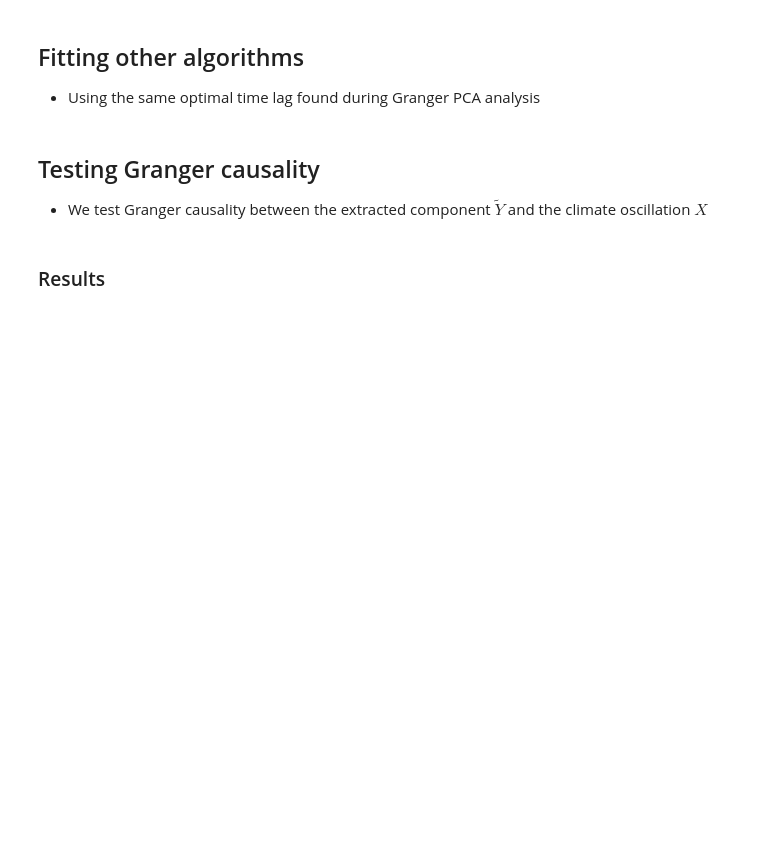
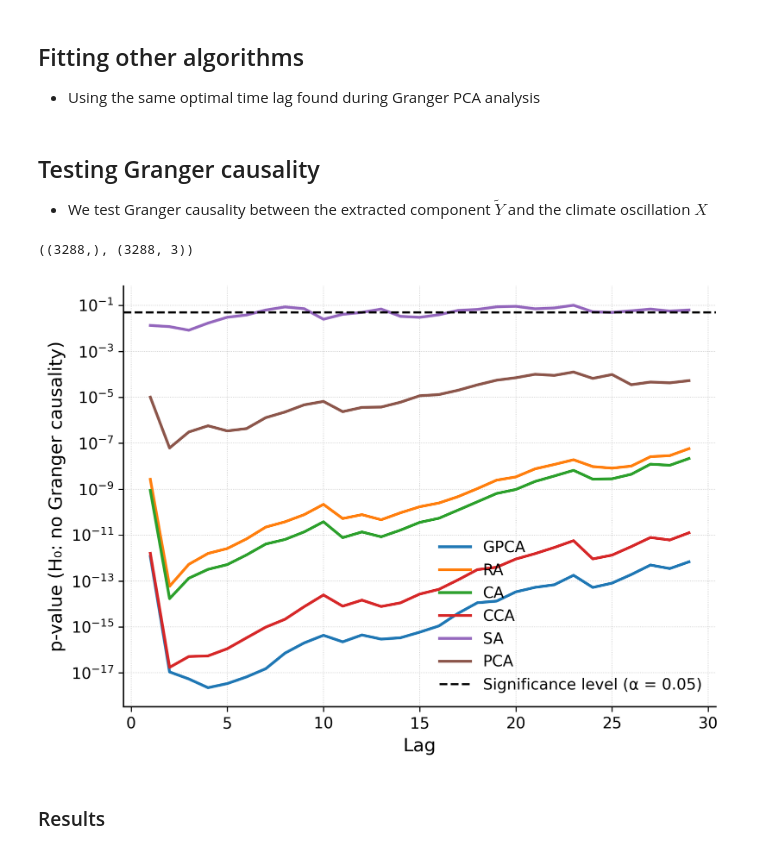
Before and after one commit to homerdurand/Granger-PCA-Teleconnections, a Jupyter notebook: teleconnection_precipitations.ipynb, the cells around one changed output. Saved outputs shown, nothing was run; the diff lists cells and outputs as text; code cells hidden in the pictures; blank space fills up the shorter version.

```diff
--- a/teleconnection_precipitations.ipynb
+++ b/teleconnection_precipitations.ipynb
@@ -137,6 +232,75 @@ cp_test_sa = sa.transform(anomalies_test)
 # %%
-results_gpca = test_granger_causality(oscillation_test[:, None], cp_test_gpca[:, 0], maxlag=[gpca.maxlag])
-results_ra = test_granger_causality(oscillation_test[:, None], cp_test_ra, maxlag=[gpca.maxlag])
-results_ca = test_granger_causality(oscillation_test[:, None], cp_test_ca, maxlag=[gpca.maxlag])
-results_cca = test_granger_causality(oscillation_test[:, None], cp_test_cca, maxlag=[gpca.maxlag])
-results_sa = test_granger_causality(oscillation_test[:, None], cp_test_sa, maxlag=[gpca.maxlag])
+lags = np.arange(1, 30)
+
+results_gpca = test_granger_causality(oscillation_test[:, None], cp_test_gpca[:, 0], maxlag=lags)
+results_ra = test_granger_causality(oscillation_test[:, None], cp_test_ra, maxlag=lags)
+results_ca = test_granger_causality(oscillation_test[:, None], cp_test_ca, maxlag=lags)
+results_cca = test_granger_causality(oscillation_test[:, None], cp_test_cca, maxlag=lags)
+results_sa = test_granger_causality(oscillation_test[:, None], cp_test_sa, maxlag=lags)
+results_pc = test_granger_causality(oscillation_test[:, None], cp_test_pc, maxlag=lags)
+# %%
+oscillation_test.shape, cp_test_gpca.shape
+# %% [output]
+((3288,), (3288, 3))
+# %%
+import matplotlib.pyplot as plt
+import matplotlib as mpl
+
+# --- Global style adjustments ---
+mpl.rcParams.update({
+    "font.size": 12,
+    "axes.labelsize": 13,
+    "axes.titlesize": 14,
+    "legend.fontsize": 11,
+    "xtick.labelsize": 11,
+    "ytick.labelsize": 11,
+    "axes.linewidth": 1.0,
+    "lines.linewidth": 2.0,
+})
+
+fig, ax = plt.subplots(figsize=(7, 5), dpi=300)
+
+# --- Plot lines ---
+ax.plot(lags, results_gpca['p_value'], label='GPCA')
+ax.plot(lags, results_ra['p_value'], label='RA')
+ax.plot(lags, results_ca['p_value'], label='CA')
+ax.plot(lags, results_cca['p_value'], label='CCA')
+ax.plot(lags, results_sa['p_value'], label='SA')
+ax.plot(lags, results_pc['p_value'], label='PCA')
+
+# --- Rejection threshold ---
+ax.axhline(
+    y=0.05,
+    color='black',
+    linestyle='--',
+    linewidth=1.5,
+    label='Significance level (α = 0.05)'
+)
+
+# --- Axes formatting ---
+ax.set_xlabel('Lag')
+ax.set_ylabel('p-value (H₀: no Granger causality)')
+ax.set_yscale('log')
+
+# Optional: improve log tick formatting
+ax.yaxis.set_major_formatter(mpl.ticker.LogFormatterMathtext())
+
+# Remove top and right spines
+ax.spines['top'].set_visible(False)
+ax.spines['right'].set_visible(False)
+
+# Subtle grid
+ax.grid(True, which='both', linestyle=':', linewidth=0.5, alpha=0.7)
+
+# Legend outside if many lines
+ax.legend(frameon=False, loc='best')
+
+plt.tight_layout()
+
+# Save for publication (vector format preferred)
+plt.savefig(f"figures/granger_pvalues_{region}_coarsen-{coarsen_factor}_lag-{gpca.maxlag}.pdf", bbox_inches='tight')
+plt.savefig(f"figures/granger_pvalues_{region}_coarsen-{coarsen_factor}_lag-{gpca.maxlag}.png", dpi=600, bbox_inches='tight')
+
+plt.show()
+# %% [output]
+[figure, added]
```
Also changed, not shown: parts of 17 cells of this notebook, 7 other files.
